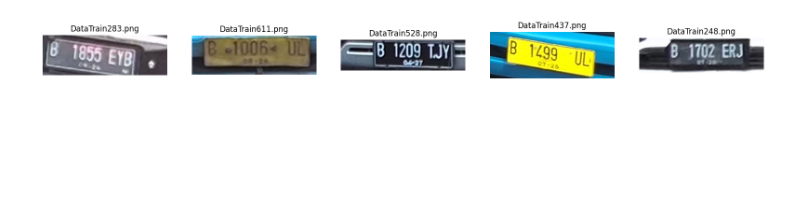
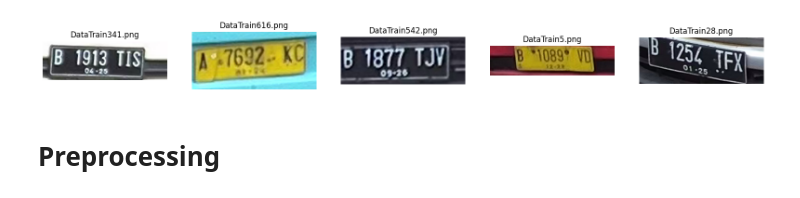
Before and after one commit to abdzufar/PCD-PlatNomor, a Jupyter notebook: preprocess.ipynb, the cells around one changed output. Drawn from its saved outputs; the diff is of its cells as text; code cells hidden in the pictures; blank space fills up the shorter version.

Commit message:
preprocessing & localization

```diff
--- a/preprocess.ipynb
+++ b/preprocess.ipynb
@@ -10,22 +10,31 @@ import matplotlib.pyplot as plt
 
 PATH = os.getcwd()
 # %%
-random_numbers = random.sample(range(1, 801), 5)
+# files = os.listdir(os.path.join(PATH, 'TrainAnnotation'))
+# print(f'Total number of files: {len(files)}')
 
-random_images = [f'DataTrain{num}.png' for num in random_numbers]
-random_images = [cv2.imread(os.path.join(PATH, 'Train', img_file)) for img_file in random_images]
+# # pick random files
+# random_files = random.sample(files, 5)\
+
+random_files = ['DataTrain341.png',
+ 'DataTrain616.png',
+ 'DataTrain542.png',
+ 'DataTrain5.png',
+ 'DataTrain28.png']
 
 fig, axes = plt.subplots(1, 5, figsize=(20, 5))
-for ax, img_file in zip(axes, random_images):
-    image = cv2.imread(os.path.join(PATH, 'Train', img_file))
+for ax, img_file in zip(axes, random_files):
+    image = cv2.imread(os.path.join(PATH, 'TrainAnnotation', img_file))
     ax.imshow(cv2.cvtColor(image, cv2.COLOR_BGR2RGB))
     ax.axis('off')
     ax.set_title(img_file)
 
 plt.show()
 
-random_images = [cv2.imread(os.path.join(PATH, 'Train', img_file)) for img_file in random_images]
+random_images = [cv2.imread(os.path.join(PATH, 'Train', img_file)) for img_file in random_files]
 # %% [output]
-[figure, old version]
+[figure, new version]
+# %% [markdown]
+# Preprocessing
 # %%
 def process_image(image, idx):
```
Also changed, not shown: parts of 6 cells of this notebook, 5 other files.
